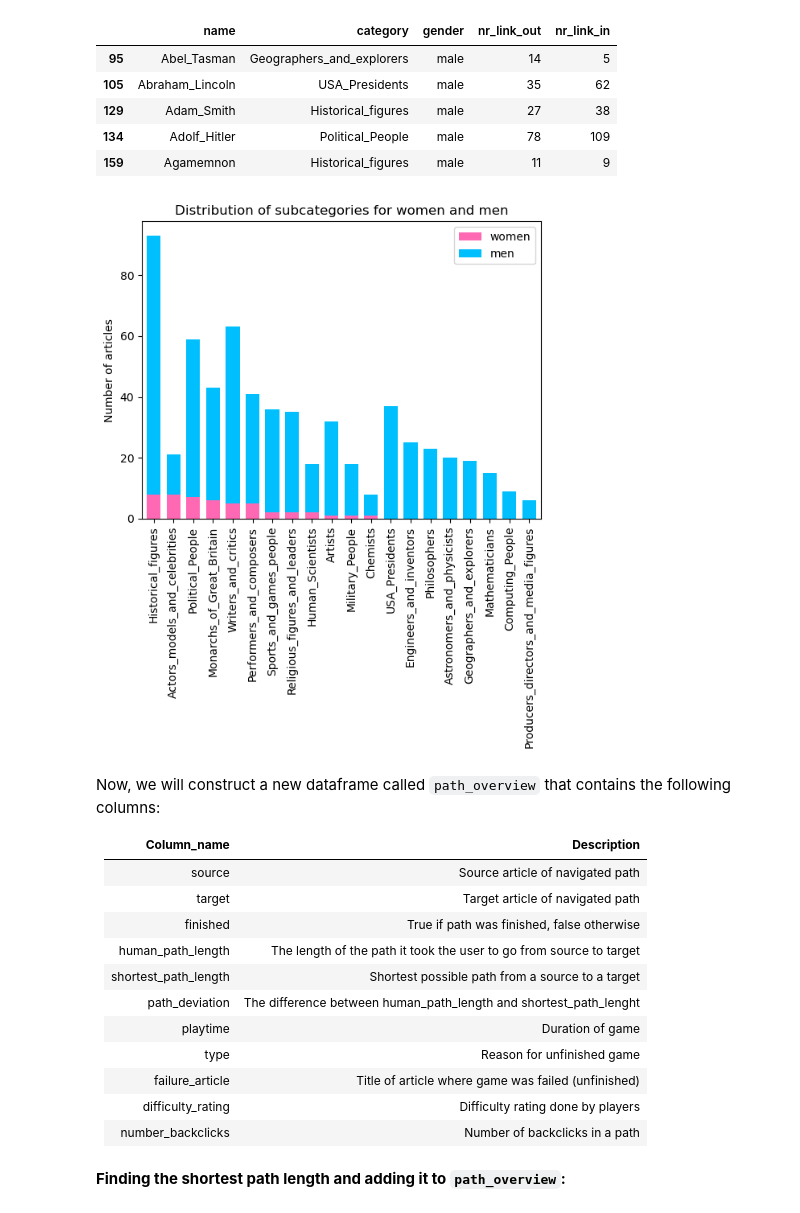
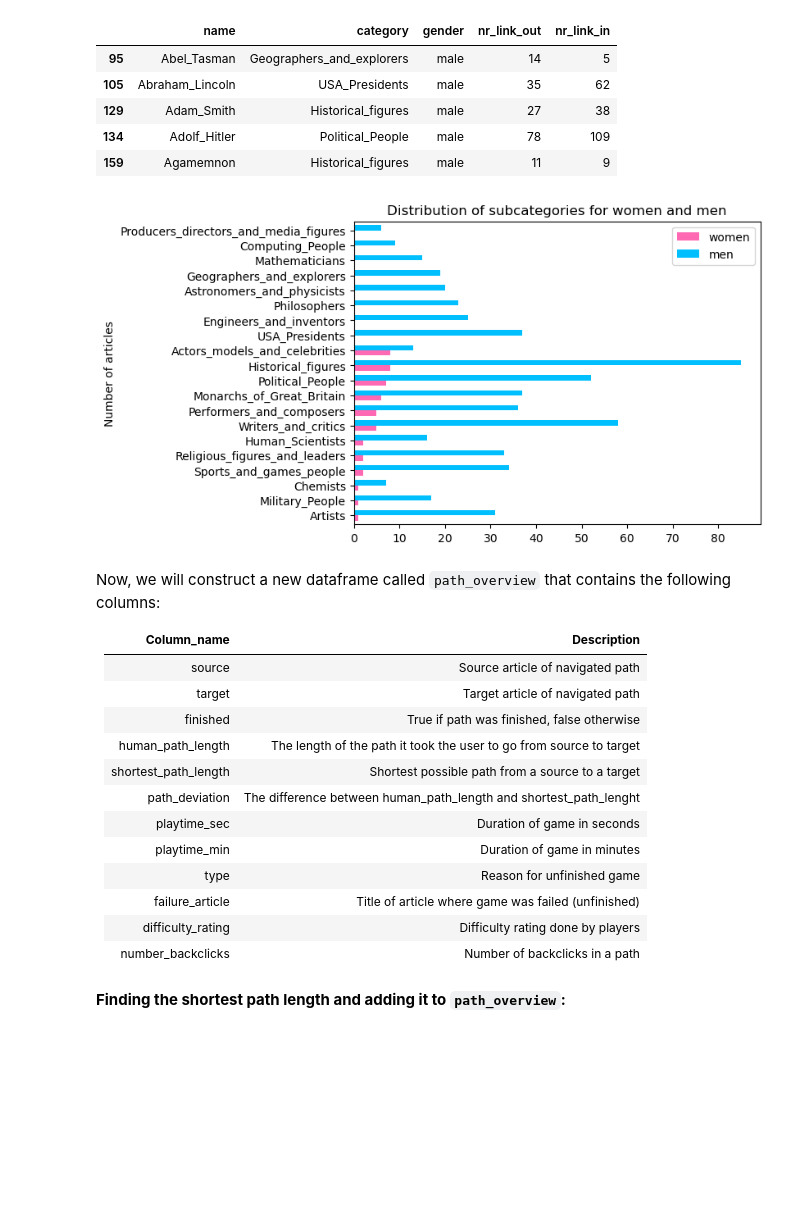
Before and after one commit to epfl-ada/ada-2022-project-metadata, a Jupyter notebook: project.ipynb, the cells around one changed output. Saved outputs shown, nothing was run; the diff lists cells and outputs as text; code cells hidden in the pictures; blank space fills up the shorter version.

Commit message:
Plots, functions and fix

```diff
--- a/project.ipynb
+++ b/project.ipynb
@@ -122,14 +123,15 @@ people.head()
 # %%
 women_people = people[people['gender'] == "female"]["category"].value_counts()
 men_people = people[people['gender'] == "male"]["category"].value_counts()
 index = men_people.keys()
-men_women_cat = pd.DataFrame({'women': women_people,'men': men_people}, index=index).sort_values(by = ["women"], ascending = False)
-ax = men_women_cat.plot.bar(stacked = True, color = ['hotpink', 'deepskyblue'],
+men_women_cat = pd.DataFrame({'women': women_people,'men': men_people}, index=index).sort_values(by = ["women"], ascending = True)
+#men_women_cat = pd.DataFrame({'women': women_people,'men': men_people}, index=index)
+ax = men_women_cat.plot.barh(stacked = False, color = ['hotpink', 'deepskyblue'],
                             title = "Distribution of subcategories for women and men",
                             ylabel = 'Number of articles', width = 0.7)
 plt.show()
 # %% [output]
-[figure, old version]
+[figure, new version]
 # %% [markdown]
 Now, we will construct a new dataframe called `path_overview` that contains the following columns:
 
@@ -141,7 +143,8 @@ Now, we will construct a new dataframe called `path_overview` that contains the
 | human_path_length    | The length of the path it took the user to go from source to target |
 | shortest_path_length | Shortest possible path from a source to a target                    |
 | path_deviation       | The difference between human_path_length and shortest_path_lenght   |
-| playtime             | Duration of game                                                    |
+| playtime_sec            | Duration of game in seconds                                               |
+| playtime_min           | Duration of game in minutes                                              |
 | type                 | Reason for unfinished game                                          |
 | failure_article      | Title of article where game was failed (unfinished)                 |
 | difficulty_rating    | Difficulty rating done by players                                   |
```
Also changed, not shown: parts of 139 cells of this notebook.
